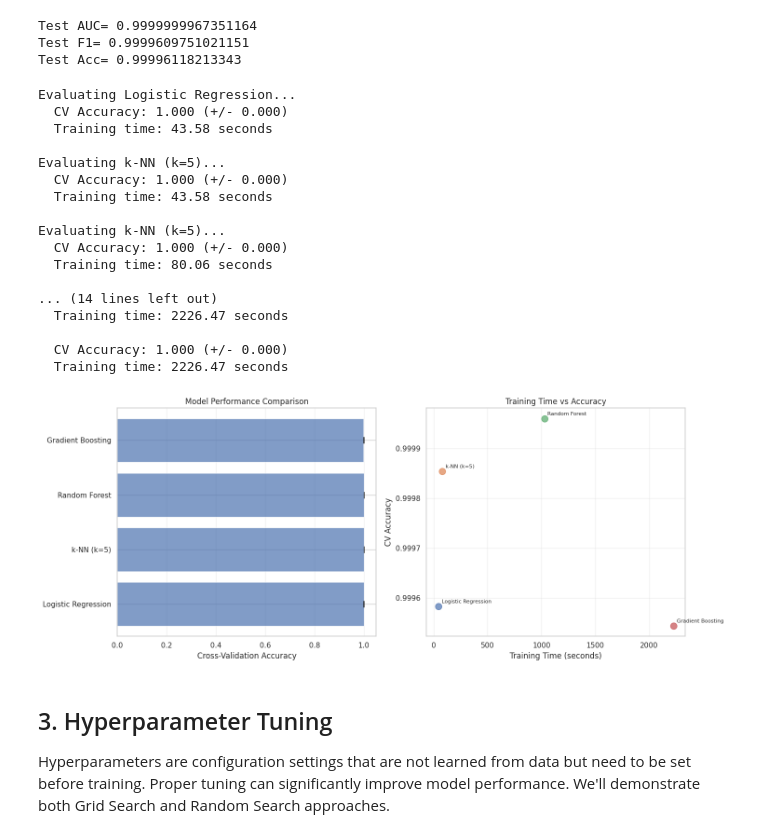
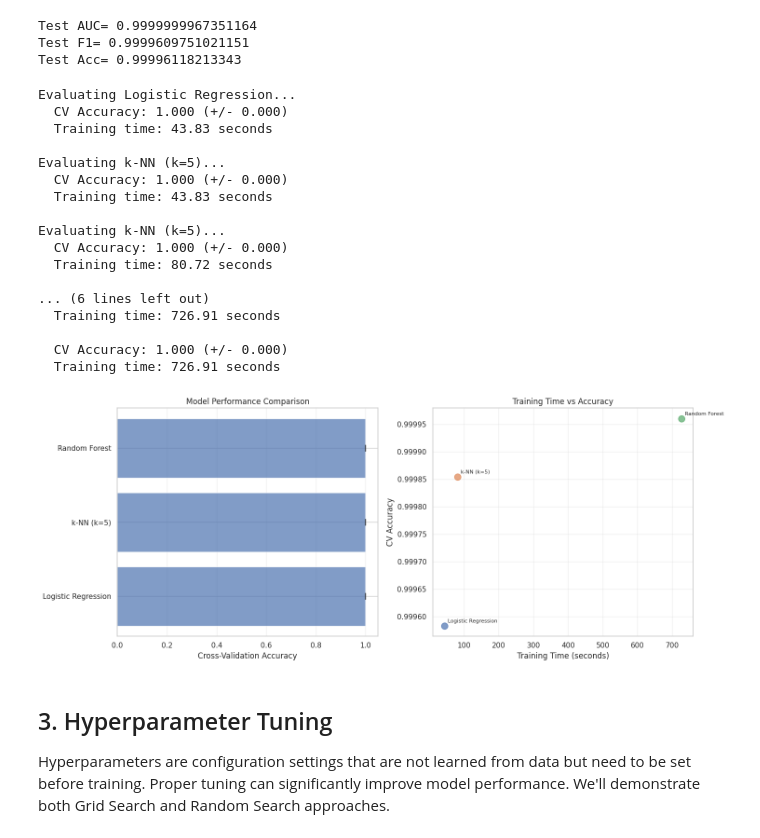
Before and after one commit to HuanLab/ML4MassSpec, a Jupyter notebook: notebooks/2_Model_Training.ipynb, the cells around one changed output. Cells and saved outputs as stored; diff of their text form; code cells hidden in the pictures.

```diff
--- a/notebooks/2_Model_Training.ipynb
+++ b/notebooks/2_Model_Training.ipynb
@@ -86,11 +85,11 @@ Let's create a dataset similar to what we prepared in the previous notebook.
 logit_clf = Pipeline([
     ("imputer", SimpleImputer(strategy="median")),
     ("scaler", StandardScaler(with_mean=False)),  # robust for sparse-like data
-    ("clf", LogisticRegression(max_iter=200, n_jobs=None))
+    ("clf", LogisticRegression(max_iter=200))
 ])
 logit_clf.fit(X_train, y_train)
 
-# Baseline 2: Random Forest (handles NaNs poorly; still impute)
+# Baseline 2: Random Forest (still impute)
 rf = Pipeline([
     ("imputer", SimpleImputer(strategy="median")),
     ("clf", RandomForestClassifier(n_estimators=200, random_state=42, n_jobs=-1))
@@ -162,10 +160,6 @@ models = {
     'Random Forest': Pipeline([
         ("imputer", SimpleImputer(strategy="median")),
         ("clf", RandomForestClassifier(n_estimators=100, random_state=42))
-    ]),
-    'Gradient Boosting': Pipeline([
-        ("imputer", SimpleImputer(strategy="median")),
-        ("clf", GradientBoostingClassifier(random_state=42))
     ])
 }
 
@@ -204,40 +198,40 @@ axes[0].barh(models_names, accuracies, xerr=errors, alpha=0.7, capsize=5)
 axes[0].set_xlabel('Cross-Validation Accuracy')
 axes[0].set_title('Model Performance Comparison')
 axes[0].grid(axis='x', alpha=0.3)
 
 # Plot 2: Training time vs Accuracy
 times = list(training_times.values())
 for i, name in enumerate(models_names):
     axes[1].scatter(times[i], accuracies[i], s=100, alpha=0.7)
     axes[1].annotate(name, (times[i], accuracies[i]),
                     xytext=(5, 5), textcoords='offset points', fontsize=8)
 
 axes[1].set_xlabel('Training Time (seconds)')
 axes[1].set_ylabel('CV Accuracy')
 axes[1].set_title('Training Time vs Accuracy')
 axes[1].grid(alpha=0.3)
 
 plt.tight_layout()
 plt.show()
 # %% [output]
 Evaluating Logistic Regression...
   CV Accuracy: 1.000 (+/- 0.000)
-  Training time: 43.58 seconds
+  Training time: 43.83 seconds
 
 Evaluating k-NN (k=5)...
   CV Accuracy: 1.000 (+/- 0.000)
-  Training time: 43.58 seconds
+  Training time: 43.83 seconds
 
 Evaluating k-NN (k=5)...
   CV Accuracy: 1.000 (+/- 0.000)
-  Training time: 80.06 seconds
+  Training time: 80.72 seconds
 
-... (14 lines left out)
-  Training time: 2226.47 seconds
+... (6 lines left out)
+  Training time: 726.91 seconds
 
   CV Accuracy: 1.000 (+/- 0.000)
-  Training time: 2226.47 seconds
+  Training time: 726.91 seconds
-[figure, old version]
+[figure, new version]
 # %% [markdown]
 ## 3. Hyperparameter Tuning
 
```
Also changed, not shown: parts of 10 cells of this notebook, 3 other files.
